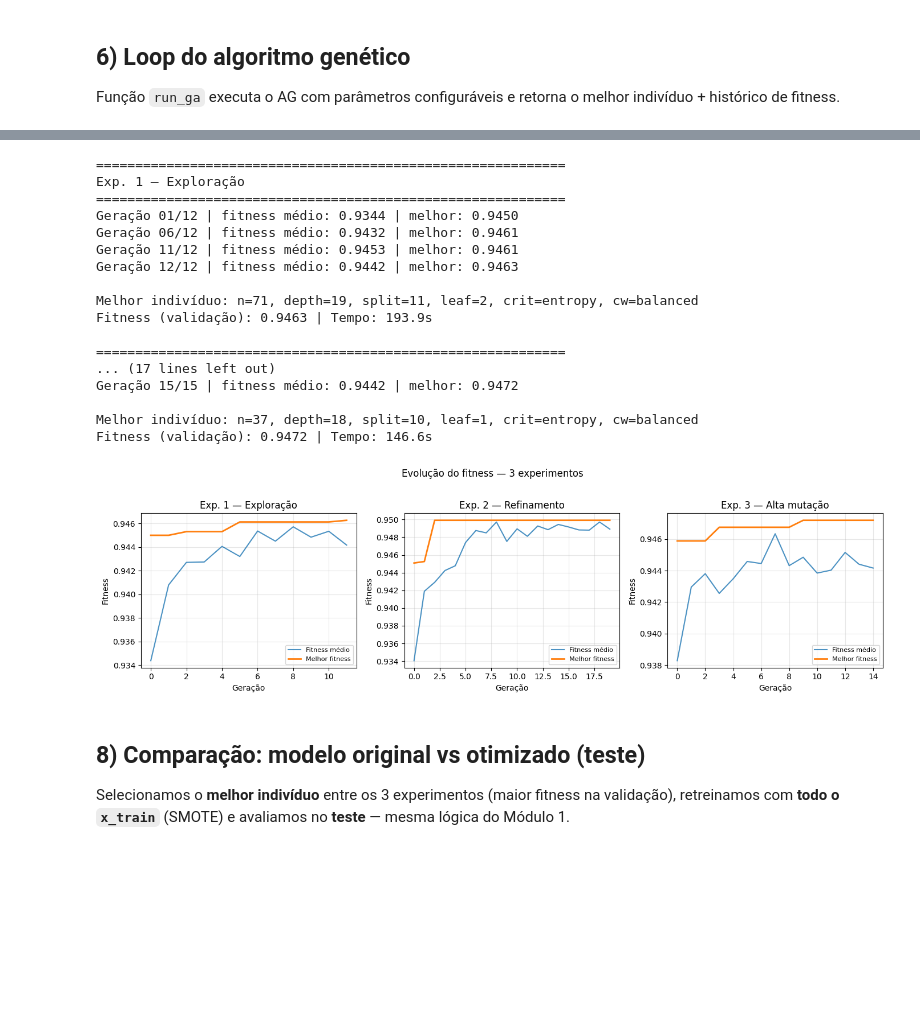
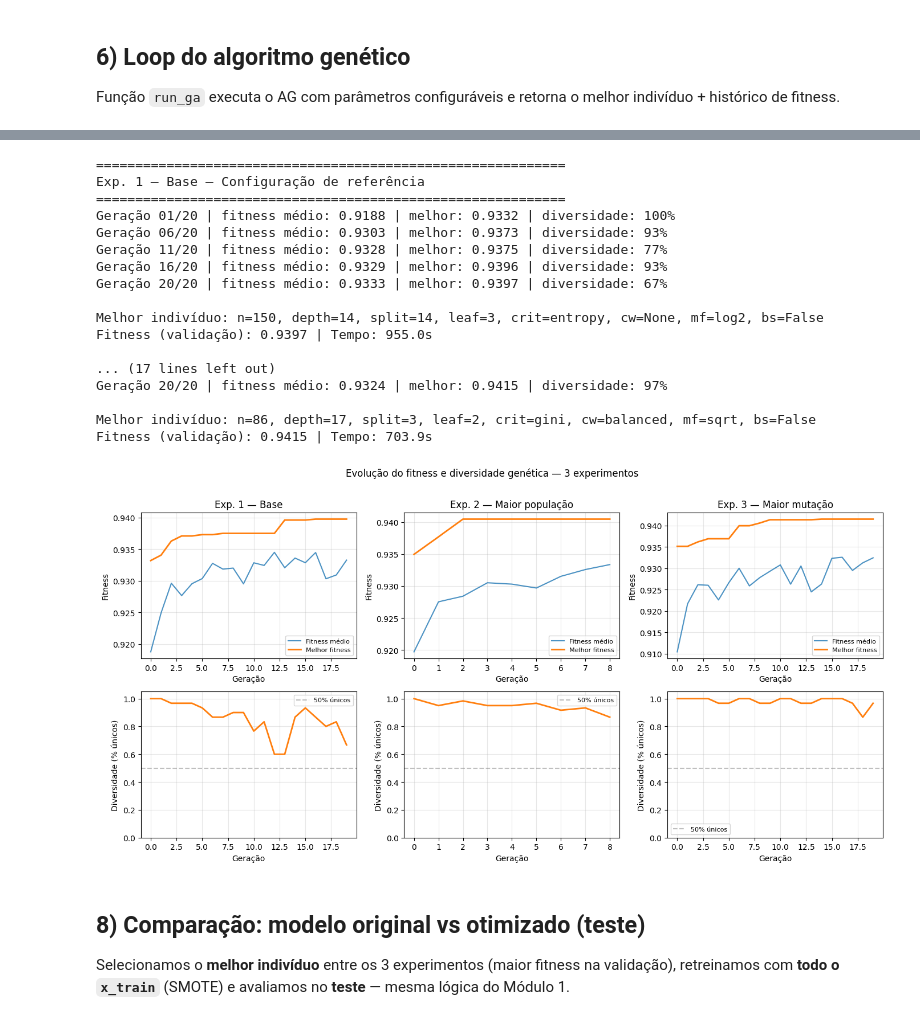
Before and after one commit to mikaelkanzaki-git/tech_challenge_fiap_2, a Jupyter notebook: algoritmo_genetico.ipynb, the cells around one changed output, grey strips where cells are left out. Saved outputs shown, nothing was run; the diff lists cells and outputs as text; code cells hidden in the pictures; blank space fills up the shorter version.

Commit message:
alteração do fitness e calculo smote

```diff
--- a/algoritmo_genetico.ipynb
+++ b/algoritmo_genetico.ipynb
@@ -365,14 +410,29 @@ def run_ga(
 # %%
 EXPERIMENTS = [
-    {"name": "Exp. 1 — Exploração", "pop_size": 30, "n_generations": 18, "crossover_rate": 0.80, "mutation_rate": 0.15, "elite_size": 2},
-    {"name": "Exp. 2 — Refinamento", "pop_size": 45, "n_generations": 30, "crossover_rate": 0.70, "mutation_rate": 0.08, "elite_size": 3},
-    {"name": "Exp. 3 — Alta mutação", "pop_size": 25, "n_generations": 24, "crossover_rate": 0.90, "mutation_rate": 0.25, "elite_size": 1},
+    {
+        "name": "Exp. 1 — Base",
+        "pop_size": 30, "n_generations": 20, "crossover_rate": 0.80,
+        "mutation_rate": 0.15, "elite_size": 2,
+        "desc": "Configuração de referência",
+    },
+    {
+        "name": "Exp. 2 — Maior população",
+        "pop_size": 60, "n_generations": 20, "crossover_rate": 0.80,
+        "mutation_rate": 0.15, "elite_size": 2,
+        "desc": "Dobra população para mais diversidade genética",
+    },
+    {
+        "name": "Exp. 3 — Maior mutação",
+        "pop_size": 30, "n_generations": 20, "crossover_rate": 0.80,
+        "mutation_rate": 0.30, "elite_size": 2,
+        "desc": "Aumenta mutação para escapar de ótimos locais",
+    },
 ]
 
 results = []
 for exp in EXPERIMENTS:
     print("\n" + "=" * 60)
-    print(exp["name"])
+    print(f"{exp['name']} — {exp['desc']}")
     print("=" * 60)
     t0 = time.time()
     res = run_ga(
@@ -391,37 +451,50 @@ for exp in EXPERIMENTS:
     results.append(res)
 # %% [output]
 ============================================================
-Exp. 1 — Exploração
+Exp. 1 — Base — Configuração de referência
 ============================================================
-Geração 01/12 | fitness médio: 0.9344 | melhor: 0.9450
-Geração 06/12 | fitness médio: 0.9432 | melhor: 0.9461
-Geração 11/12 | fitness médio: 0.9453 | melhor: 0.9461
-Geração 12/12 | fitness médio: 0.9442 | melhor: 0.9463
+Geração 01/20 | fitness médio: 0.9188 | melhor: 0.9332 | diversidade: 100%
+Geração 06/20 | fitness médio: 0.9303 | melhor: 0.9373 | diversidade: 93%
+Geração 11/20 | fitness médio: 0.9328 | melhor: 0.9375 | diversidade: 77%
+Geração 16/20 | fitness médio: 0.9329 | melhor: 0.9396 | diversidade: 93%
+Geração 20/20 | fitness médio: 0.9333 | melhor: 0.9397 | diversidade: 67%
 
-Melhor indivíduo: n=71, depth=19, split=11, leaf=2, crit=entropy, cw=balanced
-Fitness (validação): 0.9463 | Tempo: 193.9s
+Melhor indivíduo: n=150, depth=14, split=14, leaf=3, crit=entropy, cw=None, mf=log2, bs=False
+Fitness (validação): 0.9397 | Tempo: 955.0s
 
-============================================================
 ... (17 lines left out)
-Geração 15/15 | fitness médio: 0.9442 | melhor: 0.9472
+Geração 20/20 | fitness médio: 0.9324 | melhor: 0.9415 | diversidade: 97%
 
-Melhor indivíduo: n=37, depth=18, split=10, leaf=1, crit=entropy, cw=balanced
-Fitness (validação): 0.9472 | Tempo: 146.6s
+Melhor indivíduo: n=86, depth=17, split=3, leaf=2, crit=gini, cw=balanced, mf=sqrt, bs=False
+Fitness (validação): 0.9415 | Tempo: 703.9s
 # %%
-# Gráficos de evolução do fitness por experimento
-fig, axes = plt.subplots(1, 3, figsize=(14, 4))
-for ax, res in zip(axes, results):
+fig, axes = plt.subplots(2, 3, figsize=(14, 7))
+for col, res in enumerate(results):
+    # Linha 0: evolução do fitness
+    ax = axes[0][col]
     ax.plot(res["history_mean"], label="Fitness médio", alpha=0.8)
     ax.plot(res["history_best"], label="Melhor fitness", linewidth=2)
     ax.set_title(res["experiment"])
     ax.set_xlabel("Geração")
     ax.set_ylabel("Fitness")
     ax.legend(fontsize=8)
-plt.suptitle("Evolução do fitness — 3 experimentos", y=1.02)
+
+    # Linha 1: diversidade genética
+    ax2 = axes[1][col]
+    ax2.plot(res["history_diversity"], color="tab:orange", linewidth=2)
+    ax2.set_xlabel("Geração")
+    ax2.set_ylabel("Diversidade (% únicos)")
+    ax2.set_ylim(0, 1.05)
+    ax2.axhline(0.5, color="gray", linestyle="--", alpha=0.5, label="50% únicos")
+    ax2.legend(fontsize=8)
+
+axes[0][0].set_ylabel("Fitness")
+axes[1][0].set_ylabel("Diversidade (% únicos)")
+plt.suptitle("Evolução do fitness e diversidade genética — 3 experimentos", y=1.01)
 plt.tight_layout()
 plt.show()
 # %% [output]
-[figure, old version]
+[figure, new version]
 # %% [markdown]
 ## 8) Comparação: modelo original vs otimizado (teste)
 
```
Also changed, not shown: parts of 12 cells of this notebook, 1 other file.
